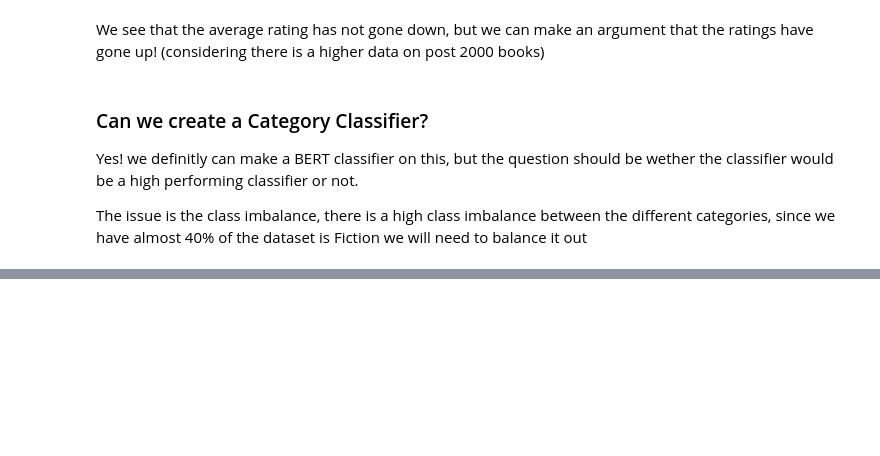
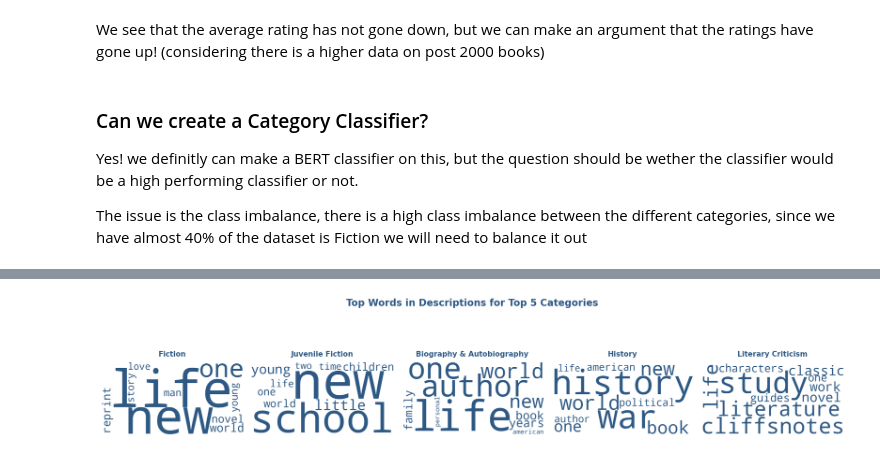
Before and after one commit to Hydra-Bolt/BookRecommendation, a Jupyter notebook: analysis.ipynb, the cells around one changed output, grey strips where cells are left out. Cells and saved outputs as stored; diff of their text form; code cells hidden in the pictures; blank space fills up the shorter version.

```diff
--- a/analysis.ipynb
+++ b/analysis.ipynb
@@ -347,0 +396,42 @@ Fiction books: 2588 (38.0% of dataset)
+# %%
+from wordcloud import WordCloud
+import matplotlib.pyplot as plt
+
+# Define a custom color palette for wordclouds
+wordcloud_colors = ['#2E86AB', '#A23B72', '#F18F01', '#C73E1D', '#003566']
+
+# Sort top_5_categories by their counts in category_counts (descending)
+top_5_categories = sorted(category_words.keys(), key=lambda x: category_counts.get(x, 0), reverse=True)[:5]
+
+fig, axes = plt.subplots(1, 5, figsize=(25, 6))
+
+for i, (cat, ax) in enumerate(zip(top_5_categories, axes)):
+    word_freq = dict(category_words[cat])
+    wc = WordCloud(
+        width=800,
+        height=400,
+        background_color='white',
+        colormap='tab10',
+        contour_width=2,
+        contour_color=wordcloud_colors[i % len(wordcloud_colors)],
+        prefer_horizontal=1.0,
+        max_words=100,
+        font_path=None,
+        random_state=42
+    ).generate_from_frequencies(word_freq)
+    ax.imshow(wc, interpolation='bilinear')
+    ax.axis('off')
+    ax.set_title(
+        f"{cat}",
+        fontsize=16,
+        fontweight='bold',
+        color=wordcloud_colors[i % len(wordcloud_colors)],
+        pad=15
+    )
+    ax.set_facecolor('#FAFAFA')
+
+plt.suptitle("Top Words in Descriptions for Top 5 Categories", fontsize=22, fontweight='bold', y=1.05)
+plt.tight_layout()
+plt.show()
+# %% [output]
+[figure, added]
```
Also changed, not shown: parts of 7 cells of this notebook, 2 other files.
